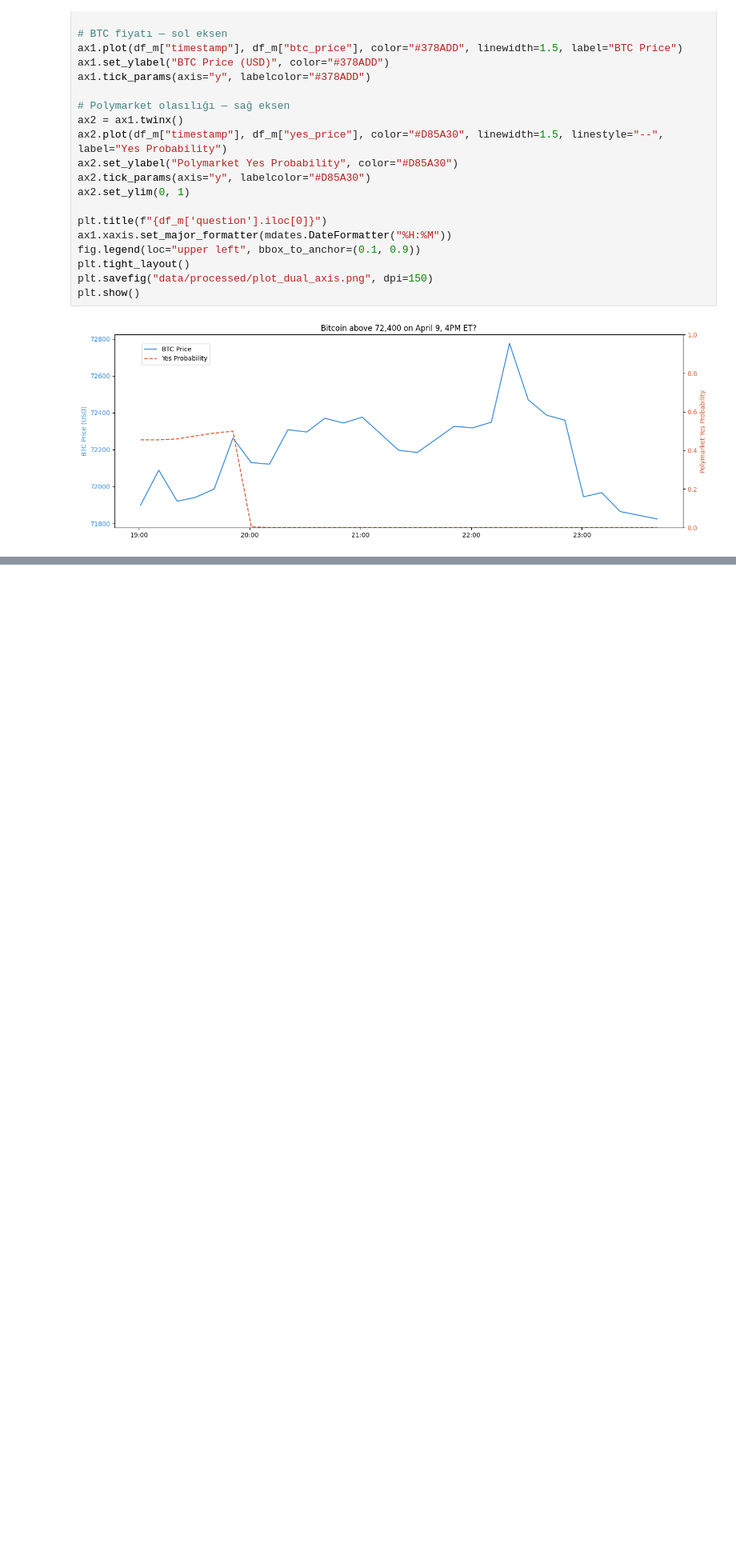
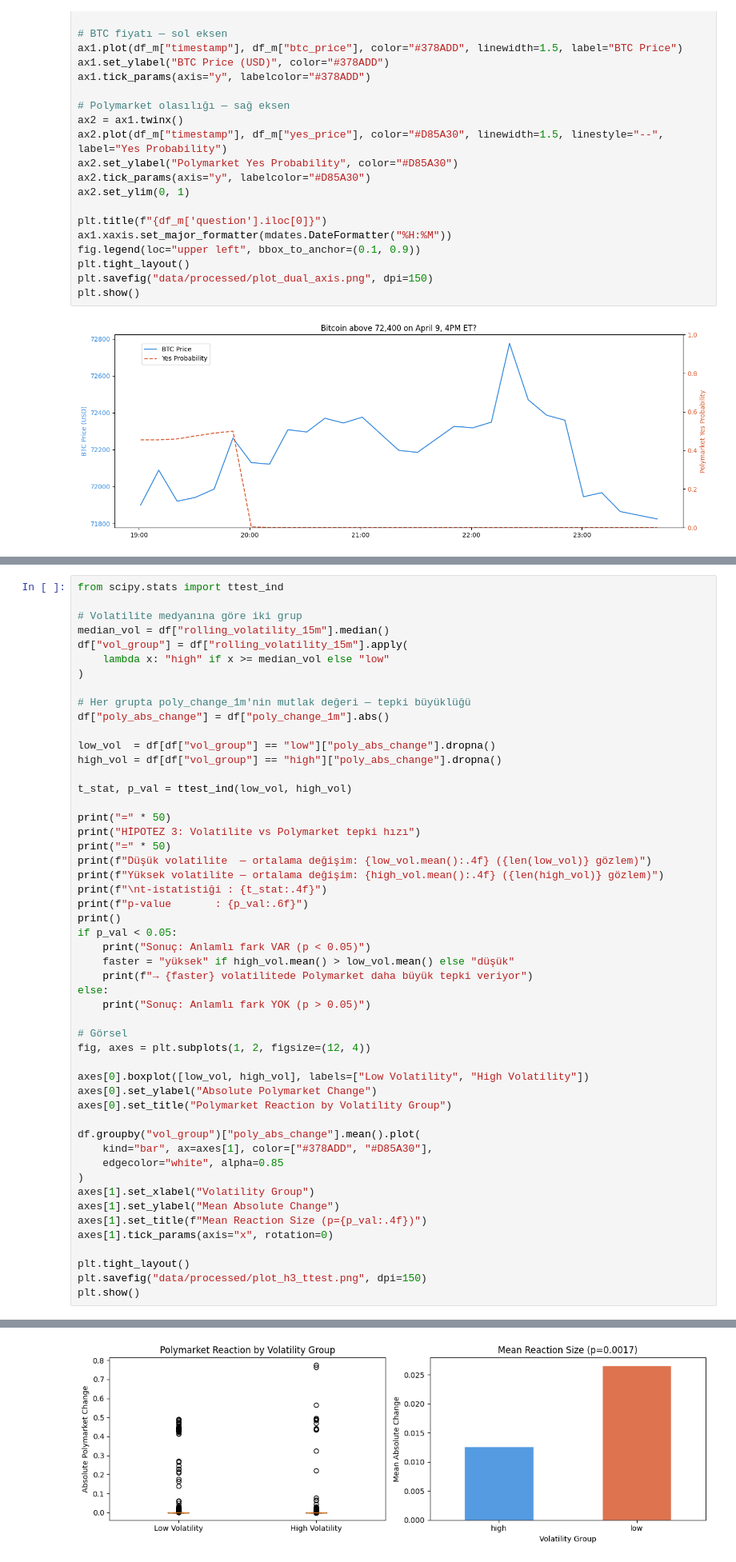
Before and after one commit to llelus/DSA-Project, a Jupyter notebook: 02_eda_hypothesis.ipynb, the cells around one changed output, grey strips where cells are left out. Shown at 80% size. Saved outputs shown, nothing was run; the diff lists cells and outputs as text; blank space fills up the shorter version.

```diff
--- a/02_eda_hypothesis.ipynb
+++ b/02_eda_hypothesis.ipynb
@@ -188,0 +293,52 @@ plt.show()
+# %%
+from scipy.stats import ttest_ind
+
+# Volatilite medyanına göre iki grup
+median_vol = df["rolling_volatility_15m"].median()
+df["vol_group"] = df["rolling_volatility_15m"].apply(
+    lambda x: "high" if x >= median_vol else "low"
+)
+
+# Her grupta poly_change_1m'nin mutlak değeri — tepki büyüklüğü
+df["poly_abs_change"] = df["poly_change_1m"].abs()
+
+low_vol  = df[df["vol_group"] == "low"]["poly_abs_change"].dropna()
+high_vol = df[df["vol_group"] == "high"]["poly_abs_change"].dropna()
+
+t_stat, p_val = ttest_ind(low_vol, high_vol)
+
+print("=" * 50)
+print("HİPOTEZ 3: Volatilite vs Polymarket tepki hızı")
+print("=" * 50)
+print(f"Düşük volatilite  — ortalama değişim: {low_vol.mean():.4f} ({len(low_vol)} gözlem)")
+print(f"Yüksek volatilite — ortalama değişim: {high_vol.mean():.4f} ({len(high_vol)} gözlem)")
+print(f"\nt-istatistiği : {t_stat:.4f}")
+print(f"p-value       : {p_val:.6f}")
+print()
+if p_val < 0.05:
+    print("Sonuç: Anlamlı fark VAR (p < 0.05)")
+    faster = "yüksek" if high_vol.mean() > low_vol.mean() else "düşük"
+    print(f"→ {faster} volatilitede Polymarket daha büyük tepki veriyor")
+else:
+    print("Sonuç: Anlamlı fark YOK (p > 0.05)")
+
+# Görsel
+fig, axes = plt.subplots(1, 2, figsize=(12, 4))
+
+axes[0].boxplot([low_vol, high_vol], labels=["Low Volatility", "High Volatility"])
+axes[0].set_ylabel("Absolute Polymarket Change")
+axes[0].set_title("Polymarket Reaction by Volatility Group")
+
+df.groupby("vol_group")["poly_abs_change"].mean().plot(
+    kind="bar", ax=axes[1], color=["#378ADD", "#D85A30"],
+    edgecolor="white", alpha=0.85
+)
+axes[1].set_xlabel("Volatility Group")
+axes[1].set_ylabel("Mean Absolute Change")
+axes[1].set_title(f"Mean Reaction Size (p={p_val:.4f})")
+axes[1].tick_params(axis="x", rotation=0)
+
+plt.tight_layout()
+plt.savefig("data/processed/plot_h3_ttest.png", dpi=150)
+plt.show()
+# %% [output]
@@ -188,0 +356 @@ plt.show()
+[figure, added]
```
Also changed, not shown: parts of 10 cells of this notebook.
